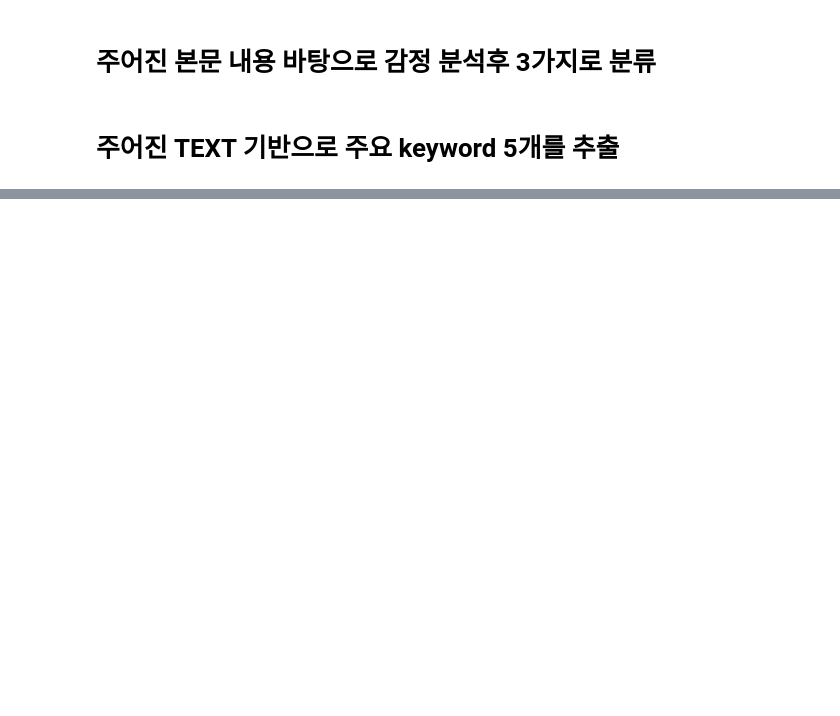
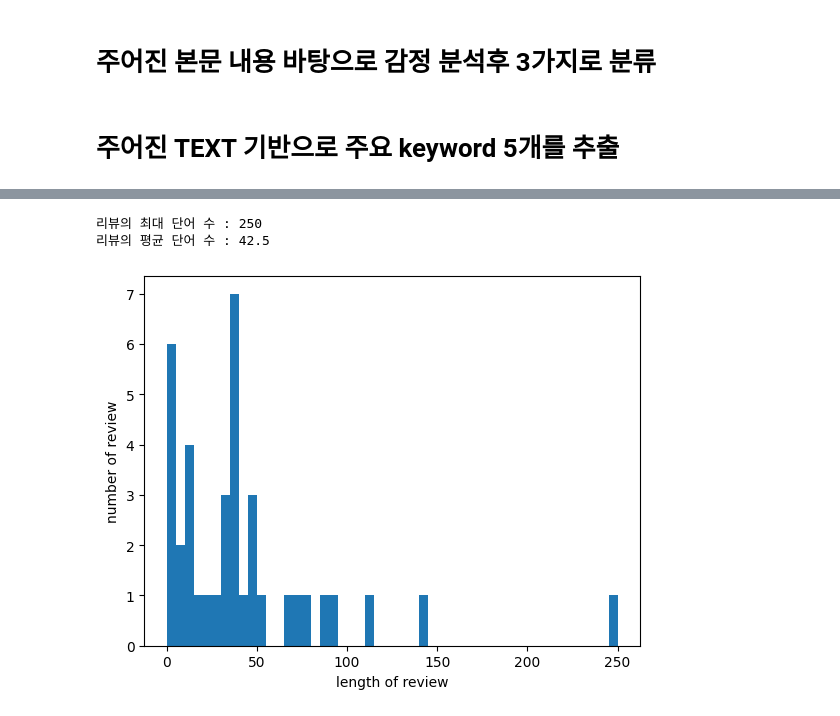
Before and after one commit to ghostflare76/openllm, a Jupyter notebook: reddit_sentiment_analysis.ipynb, the cells around one changed output, grey strips where cells are left out. Saved outputs shown, nothing was run; the diff lists cells and outputs as text; code cells hidden in the pictures; blank space fills up the shorter version.

```diff
--- a/reddit_sentiment_analysis.ipynb
+++ b/reddit_sentiment_analysis.ipynb
@@ -160,3 +196,22 @@ df = pd.DataFrame(posts_with_sentiments)
+# %%
+review_list = []
+
+for review in df['text']:
+  split= review.split()
+  review_list.append(split)
+# %%
+import matplotlib.pyplot as plt
+
+print('리뷰의 최대 단어 수 :', max(len(review) for review in review_list))
+print('리뷰의 평균 단어 수 :', sum(map(len, review_list))/len(review_list))
+plt.hist([len(review) for review in review_list], bins=50)
+plt.xlabel('length of review')
+plt.ylabel('number of review')
+plt.show()
+# %% [output]
+리뷰의 최대 단어 수 : 250
+리뷰의 평균 단어 수 : 42.5
+[figure, added]
 # %%
 
 import matplotlib.pyplot as plt
```
Also changed, not shown: parts of 11 cells of this notebook.
